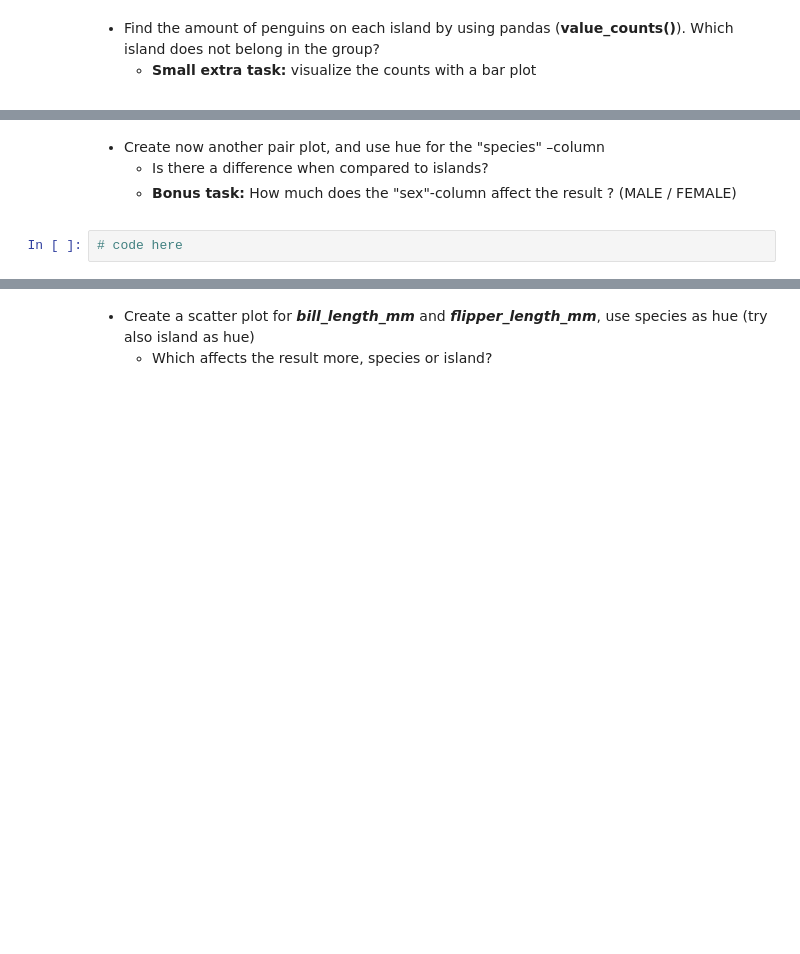
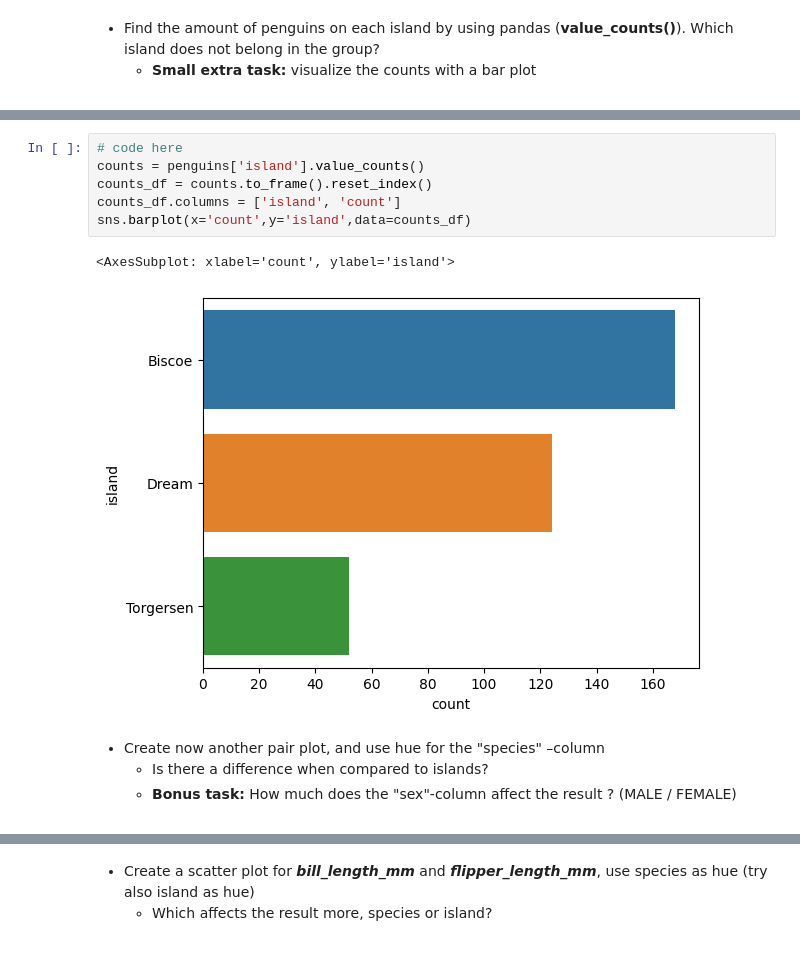
Before and after one commit to Zeek-eth/Data-Analytics-Basics, a Jupyter notebook: DataAnalyticsExerciseSet3.ipynb, the cells around one changed output, grey strips where cells are left out. Drawn from its saved outputs; the diff is of its cells as text; blank space fills up the shorter version.

```diff
--- a/DataAnalyticsExerciseSet3.ipynb
+++ b/DataAnalyticsExerciseSet3.ipynb
@@ -37,3 +59,12 @@ You can return all of these exercises in a single Jupyter Notebook, if you wish.
+# %%
+# code here
+counts = penguins['island'].value_counts()
+counts_df = counts.to_frame().reset_index()
+counts_df.columns = ['island', 'count']
+sns.barplot(x='count',y='island',data=counts_df)
+# %% [output]
+<AxesSubplot: xlabel='count', ylabel='island'>
+[figure, added]
 # %% [markdown]
 <ul>
     <li>Create now another pair plot, and use hue for the "species" –column</li>
@@ -42,5 +73,3 @@ You can return all of these exercises in a single Jupyter Notebook, if you wish.
         <li><b>Bonus task:</b> How much does the "sex"-column affect the result ? (MALE / FEMALE)</li>
     </ul>
 </ul>
-# %%
-# code here
```
Also changed, not shown: parts of 35 cells of this notebook.
